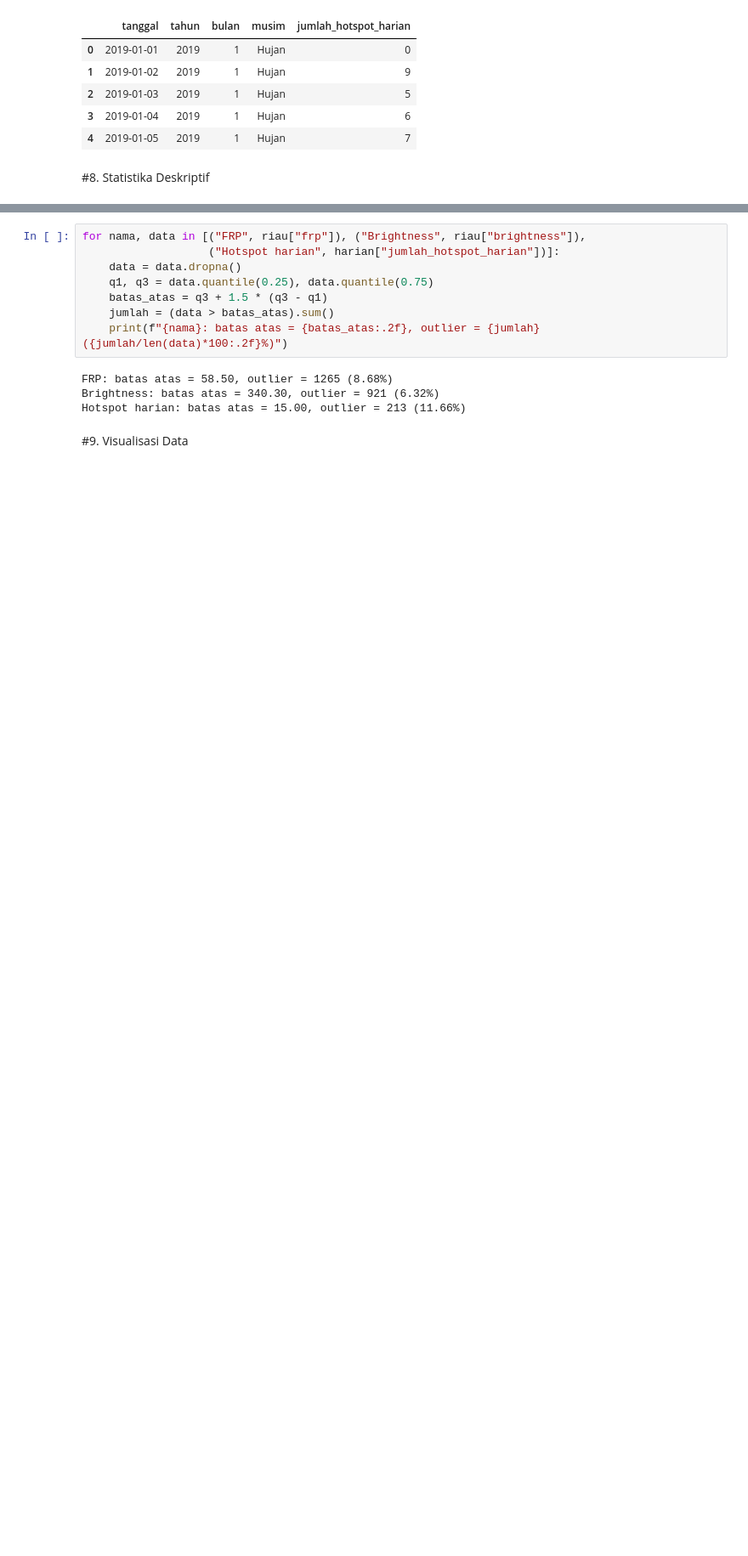
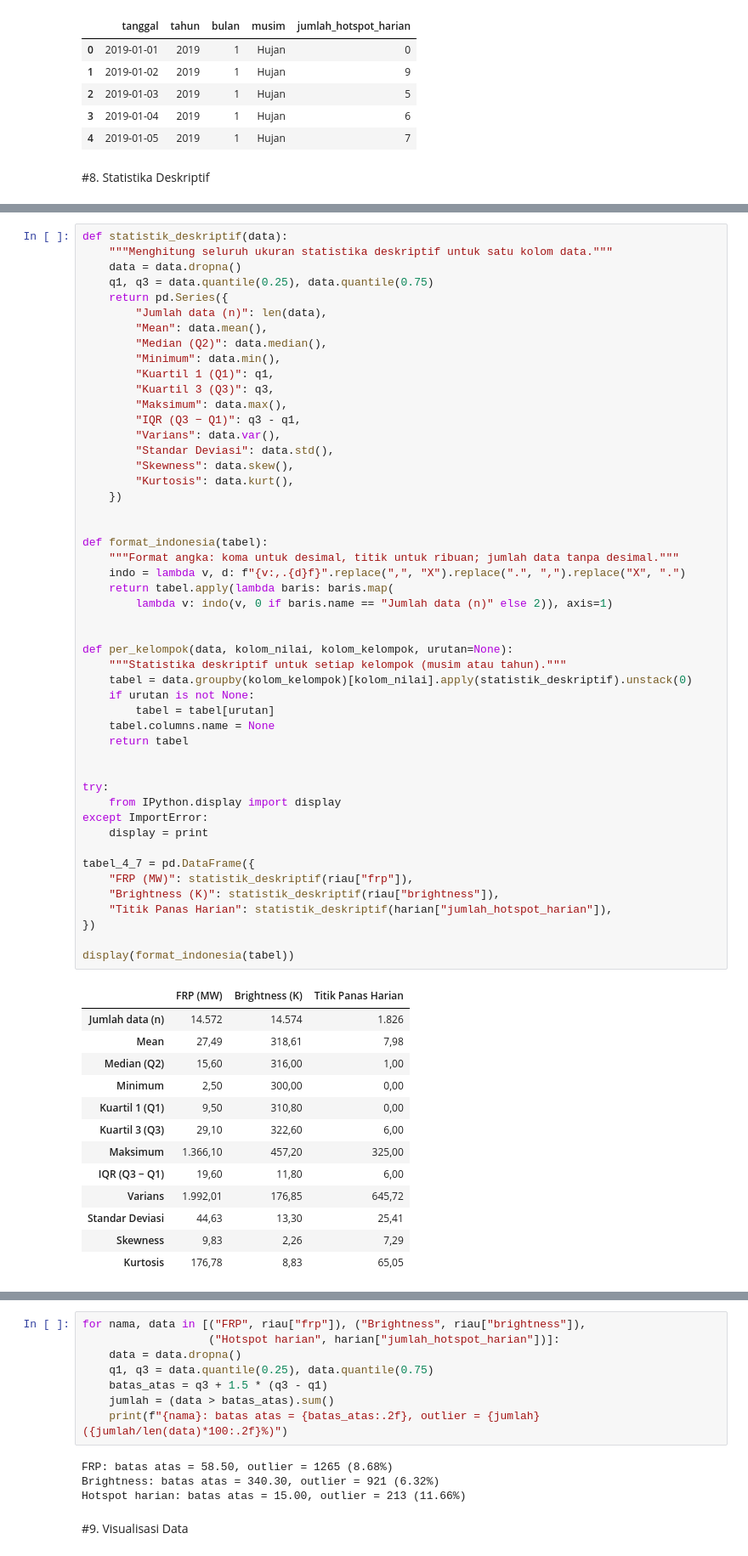
Before and after one commit to AbiyyuNauval/Kelompok05_Probabilistik-dan-Statistika, a Jupyter notebook: Projek_Probabilistik_dan_Statistika_Kelompok_05_3_TI_A.ipynb, the cells around one changed output, grey strips where cells are left out. Shown at 85% size. Saved outputs shown, nothing was run; the diff lists cells and outputs as text; blank space fills up the shorter version.

```diff
--- a/Projek_Probabilistik_dan_Statistika_Kelompok_05_3_TI_A.ipynb
+++ b/Projek_Probabilistik_dan_Statistika_Kelompok_05_3_TI_A.ipynb
@@ -387,0 +319,63 @@ tahun
+# %%
+def statistik_deskriptif(data):
+    """Menghitung seluruh ukuran statistika deskriptif untuk satu kolom data."""
+    data = data.dropna()
+    q1, q3 = data.quantile(0.25), data.quantile(0.75)
+    return pd.Series({
+        "Jumlah data (n)": len(data),
+        "Mean": data.mean(),
+        "Median (Q2)": data.median(),
+        "Minimum": data.min(),
+        "Kuartil 1 (Q1)": q1,
+        "Kuartil 3 (Q3)": q3,
+        "Maksimum": data.max(),
+        "IQR (Q3 − Q1)": q3 - q1,
+        "Varians": data.var(),
+        "Standar Deviasi": data.std(),
+        "Skewness": data.skew(),
+        "Kurtosis": data.kurt(),
+    })
+
+
+def format_indonesia(tabel):
+    """Format angka: koma untuk desimal, titik untuk ribuan; jumlah data tanpa desimal."""
+    indo = lambda v, d: f"{v:,.{d}f}".replace(",", "X").replace(".", ",").replace("X", ".")
+    return tabel.apply(lambda baris: baris.map(
+        lambda v: indo(v, 0 if baris.name == "Jumlah data (n)" else 2)), axis=1)
+
+
+def per_kelompok(data, kolom_nilai, kolom_kelompok, urutan=None):
+    """Statistika deskriptif untuk setiap kelompok (musim atau tahun)."""
+    tabel = data.groupby(kolom_kelompok)[kolom_nilai].apply(statistik_deskriptif).unstack(0)
+    if urutan is not None:
+        tabel = tabel[urutan]
+    tabel.columns.name = None
+    return tabel
+
+
+try:
+    from IPython.display import display
+except ImportError:
+    display = print
+
+tabel_4_7 = pd.DataFrame({
+    "FRP (MW)": statistik_deskriptif(riau["frp"]),
+    "Brightness (K)": statistik_deskriptif(riau["brightness"]),
+    "Titik Panas Harian": statistik_deskriptif(harian["jumlah_hotspot_harian"]),
+})
+
+display(format_indonesia(tabel))
+# %% [output]
+|  | FRP (MW) | Brightness (K) | Titik Panas Harian |
+| Jumlah data (n) | 14.572 | 14.574 | 1.826 |
+| Mean | 27,49 | 318,61 | 7,98 |
+| Median (Q2) | 15,60 | 316,00 | 1,00 |
+| Minimum | 2,50 | 300,00 | 0,00 |
+| Kuartil 1 (Q1) | 9,50 | 310,80 | 0,00 |
+| Kuartil 3 (Q3) | 29,10 | 322,60 | 6,00 |
+| Maksimum | 1.366,10 | 457,20 | 325,00 |
+| IQR (Q3 − Q1) | 19,60 | 11,80 | 6,00 |
+| Varians | 1.992,01 | 176,85 | 645,72 |
+| Standar Deviasi | 44,63 | 13,30 | 25,41 |
+| Skewness | 9,83 | 2,26 | 7,29 |
+| Kurtosis | 176,78 | 8,83 | 65,05 |
```
Also changed, not shown: parts of 3 cells of this notebook.
